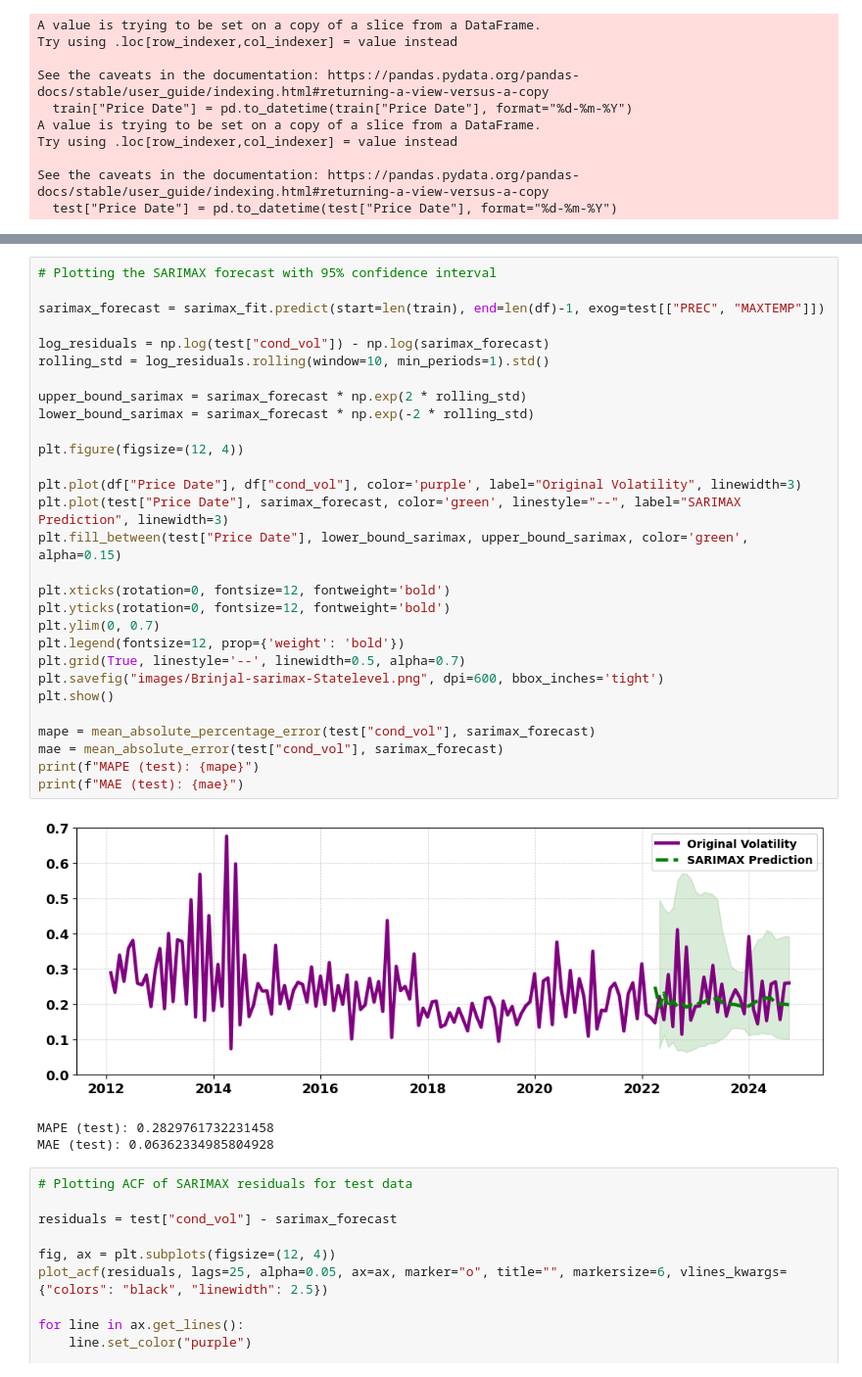
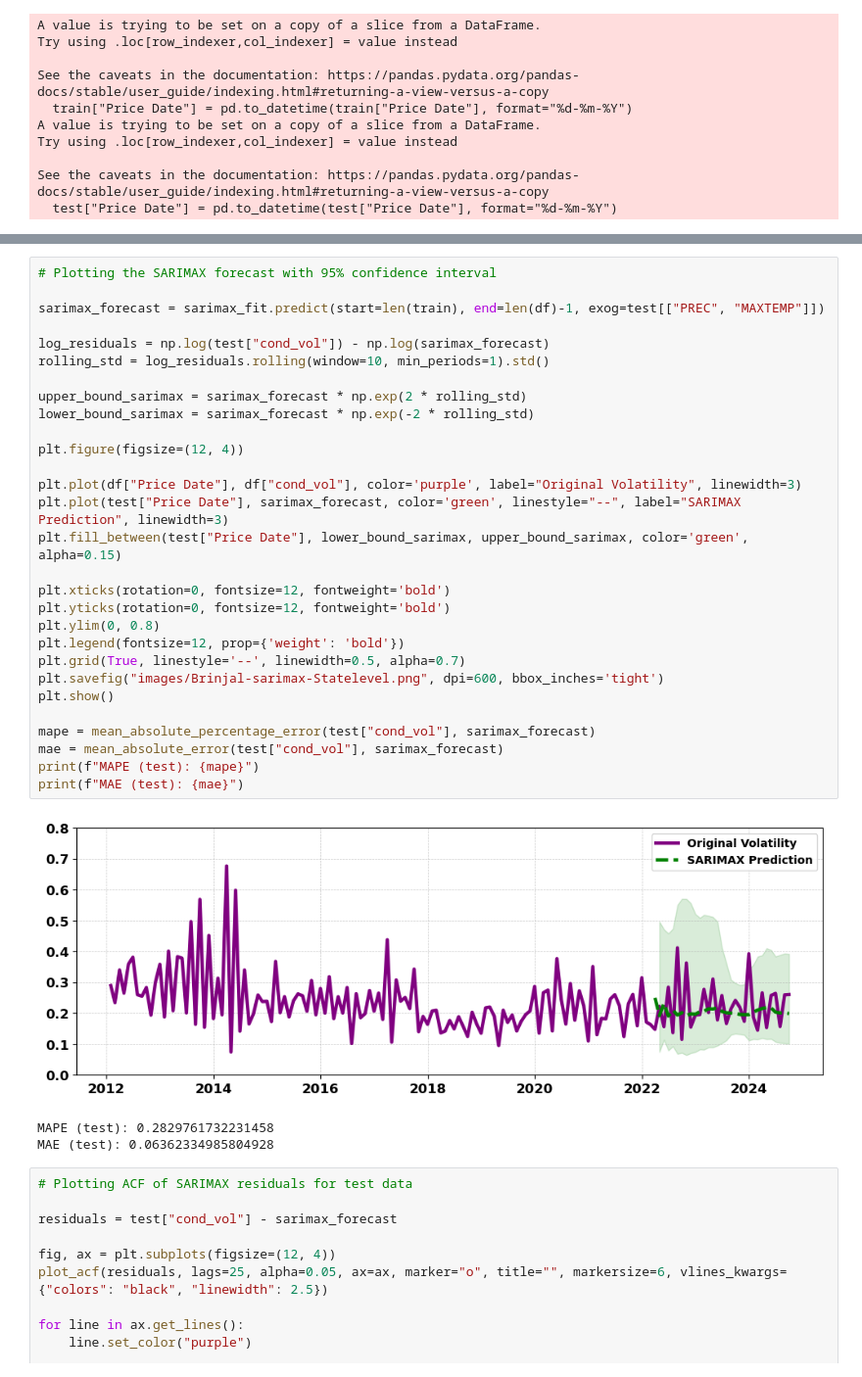
Before and after one commit to AbbinavSK/Crop-Price-Volatility-Analysis-in-India, a Jupyter notebook: Brinjal-price-analysis(state-level).ipynb, the cells around one changed output, grey strips where cells are left out. Shown at 98% size. Saved outputs shown, nothing was run; the diff lists cells and outputs as text.

```diff
--- a/Brinjal-price-analysis(state-level).ipynb
+++ b/Brinjal-price-analysis(state-level).ipynb
@@ -484,34 +488,34 @@ Warnings:
 # %%
 # Plotting the SARIMAX forecast with 95% confidence interval
 
 sarimax_forecast = sarimax_fit.predict(start=len(train), end=len(df)-1, exog=test[["PREC", "MAXTEMP"]])
 
 log_residuals = np.log(test["cond_vol"]) - np.log(sarimax_forecast)
 rolling_std = log_residuals.rolling(window=10, min_periods=1).std()
 
 upper_bound_sarimax = sarimax_forecast * np.exp(2 * rolling_std)
 lower_bound_sarimax = sarimax_forecast * np.exp(-2 * rolling_std)
 
 plt.figure(figsize=(12, 4))
 
 plt.plot(df["Price Date"], df["cond_vol"], color='purple', label="Original Volatility", linewidth=3)
 plt.plot(test["Price Date"], sarimax_forecast, color='green', linestyle="--", label="SARIMAX Prediction", linewidth=3)
 plt.fill_between(test["Price Date"], lower_bound_sarimax, upper_bound_sarimax, color='green', alpha=0.15)
 
 plt.xticks(rotation=0, fontsize=12, fontweight='bold')
 plt.yticks(rotation=0, fontsize=12, fontweight='bold')
-plt.ylim(0, 0.7)
+plt.ylim(0, 0.8)
 plt.legend(fontsize=12, prop={'weight': 'bold'})
 plt.grid(True, linestyle='--', linewidth=0.5, alpha=0.7)
 plt.savefig("images/Brinjal-sarimax-Statelevel.png", dpi=600, bbox_inches='tight')
 plt.show()
 
 mape = mean_absolute_percentage_error(test["cond_vol"], sarimax_forecast)
 mae = mean_absolute_error(test["cond_vol"], sarimax_forecast)
 print(f"MAPE (test): {mape}")
 print(f"MAE (test): {mae}")
 # %% [output]
-[figure, old version]
+[figure, new version]
 MAPE (test): 0.2829761732231458
 MAE (test): 0.06362334985804928
 # %%
```
Also changed, not shown: parts of 6 cells of this notebook, 1 other file.
